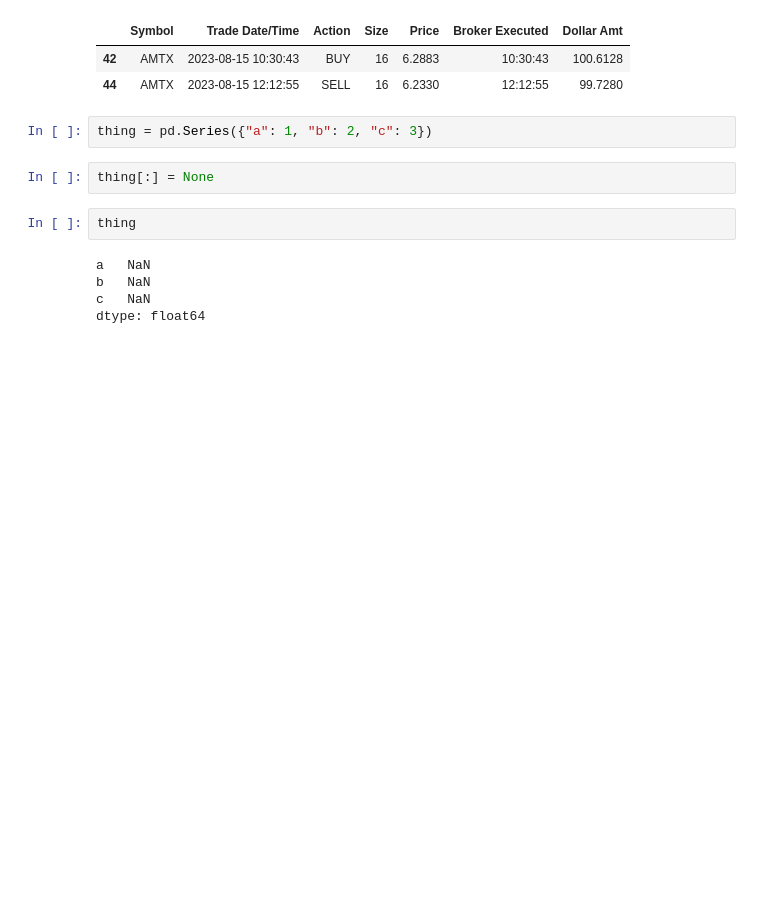
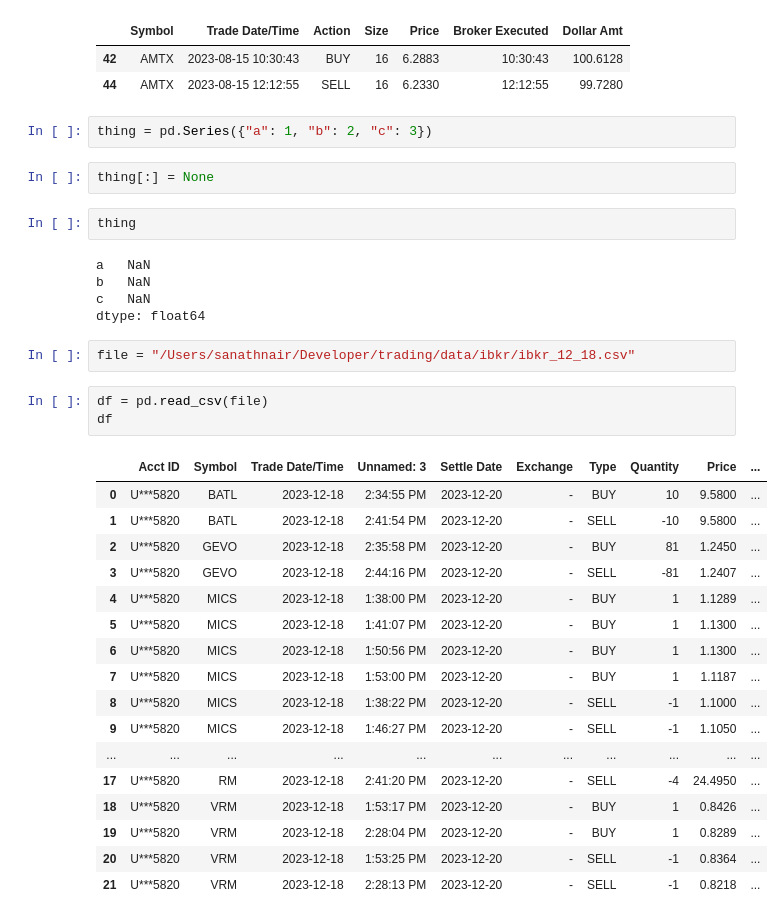
Before and after one commit to sanathnair09/uci_trading, a Jupyter notebook: utils/report/brokers_notebooks/ibkr.ipynb, the cells around one changed output. Drawn from its saved outputs; the diff is of its cells as text; blank space fills up the shorter version.

```diff
--- a/utils/report/brokers_notebooks/ibkr.ipynb
+++ b/utils/report/brokers_notebooks/ibkr.ipynb
@@ -171,3 +185,26 @@ a   NaN
 b   NaN
 c   NaN
 dtype: float64
+# %%
+file = "/Users/sanathnair/Developer/trading/data/ibkr/ibkr_12_18.csv"
+# %%
+df = pd.read_csv(file)
+df
+# %% [output]
+|  | Acct ID | Symbol | Trade Date/Time | Unnamed: 3 | Settle Date | Exchange | Type | Quantity | Price | ... |
+| 0 | U***5820 | BATL | 2023-12-18 | 2:34:55 PM | 2023-12-20 | - | BUY | 10 | 9.5800 | ... |
+| 1 | U***5820 | BATL | 2023-12-18 | 2:41:54 PM | 2023-12-20 | - | SELL | -10 | 9.5800 | ... |
+| 2 | U***5820 | GEVO | 2023-12-18 | 2:35:58 PM | 2023-12-20 | - | BUY | 81 | 1.2450 | ... |
+| 3 | U***5820 | GEVO | 2023-12-18 | 2:44:16 PM | 2023-12-20 | - | SELL | -81 | 1.2407 | ... |
+| 4 | U***5820 | MICS | 2023-12-18 | 1:38:00 PM | 2023-12-20 | - | BUY | 1 | 1.1289 | ... |
+| 5 | U***5820 | MICS | 2023-12-18 | 1:41:07 PM | 2023-12-20 | - | BUY | 1 | 1.1300 | ... |
+| 6 | U***5820 | MICS | 2023-12-18 | 1:50:56 PM | 2023-12-20 | - | BUY | 1 | 1.1300 | ... |
+| 7 | U***5820 | MICS | 2023-12-18 | 1:53:00 PM | 2023-12-20 | - | BUY | 1 | 1.1187 | ... |
+| 8 | U***5820 | MICS | 2023-12-18 | 1:38:22 PM | 2023-12-20 | - | SELL | -1 | 1.1000 | ... |
+| 9 | U***5820 | MICS | 2023-12-18 | 1:46:27 PM | 2023-12-20 | - | SELL | -1 | 1.1050 | ... |
+| ... | ... | ... | ... | ... | ... | ... | ... | ... | ... | ... |
+| 17 | U***5820 | RM | 2023-12-18 | 2:41:20 PM | 2023-12-20 | - | SELL | -4 | 24.4950 | ... |
+| 18 | U***5820 | VRM | 2023-12-18 | 1:53:17 PM | 2023-12-20 | - | BUY | 1 | 0.8426 | ... |
+| 19 | U***5820 | VRM | 2023-12-18 | 2:28:04 PM | 2023-12-20 | - | BUY | 1 | 0.8289 | ... |
+| 20 | U***5820 | VRM | 2023-12-18 | 1:53:25 PM | 2023-12-20 | - | SELL | -1 | 0.8364 | ... |
+| 21 | U***5820 | VRM | 2023-12-18 | 2:28:13 PM | 2023-12-20 | - | SELL | -1 | 0.8218 | ... |
```
Also changed, not shown: parts of 10 cells of this notebook, 20 other files.
